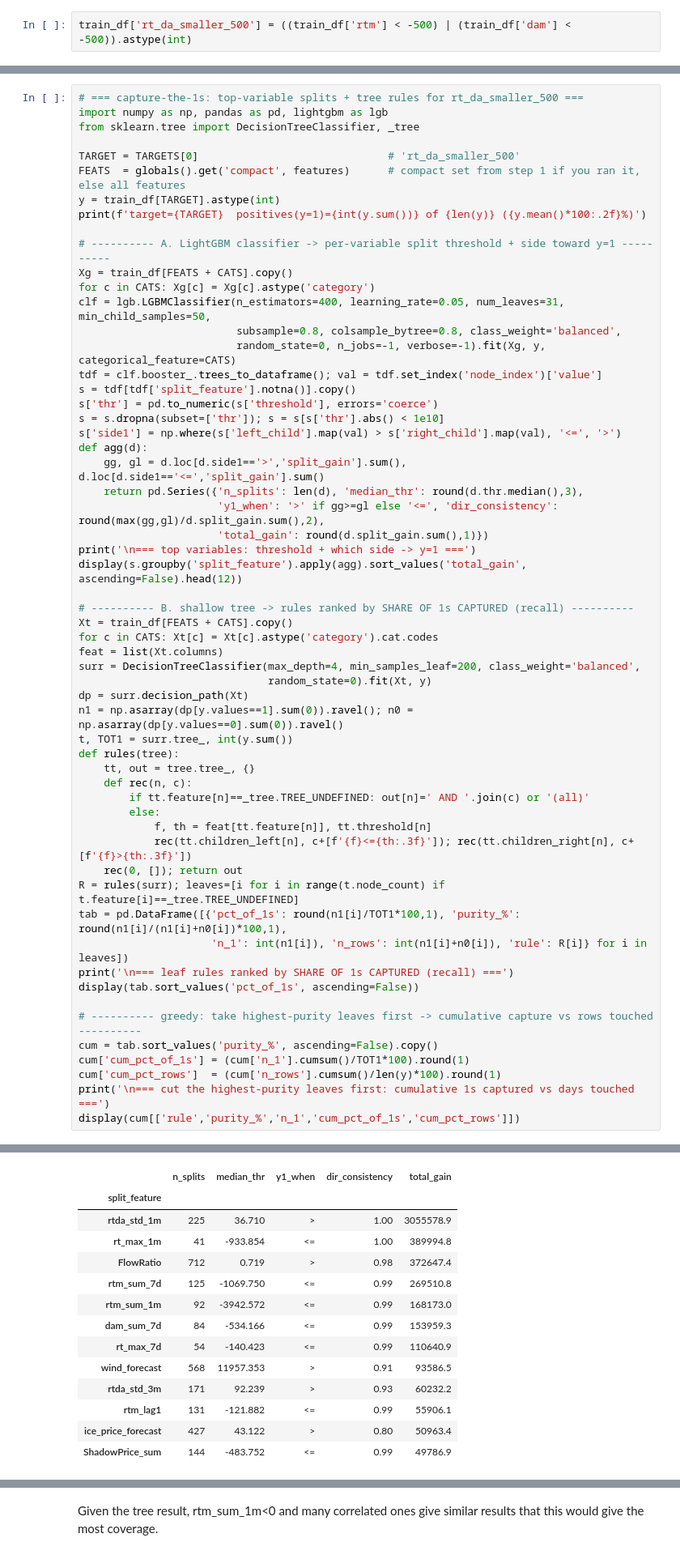
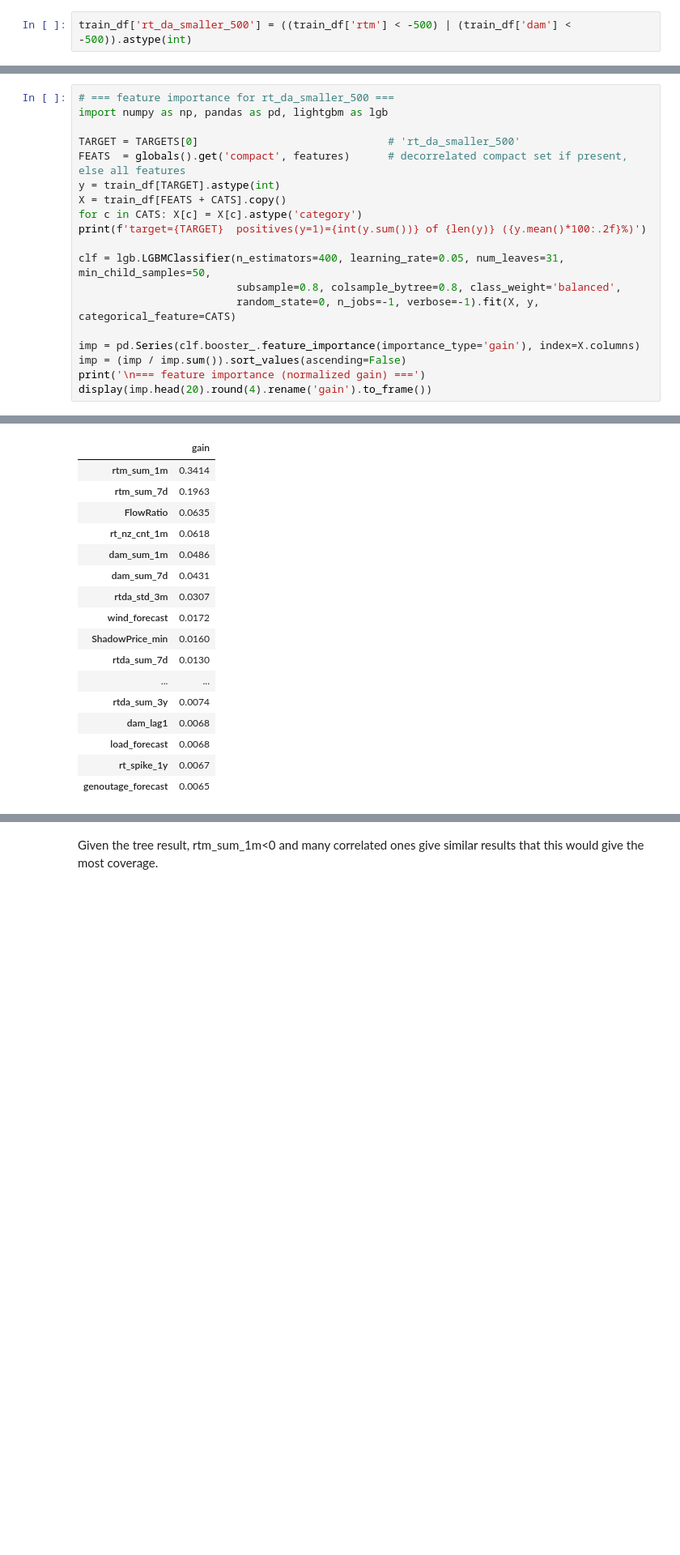
Before and after one commit to qingcheng-rgb/Qingcheng, a Jupyter notebook: QCTest/constraint_family_exposure_risk/SPP_risk_cut_analysis.ipynb, the cells around one changed output, grey strips where cells are left out. Shown at 81% size. Drawn from its saved outputs; the diff is of its cells as text; blank space fills up the shorter version.

```diff
--- a/QCTest/constraint_family_exposure_risk/SPP_risk_cut_analysis.ipynb
+++ b/QCTest/constraint_family_exposure_risk/SPP_risk_cut_analysis.ipynb
@@ -253,61 +265,22 @@ CONDITION   (73): ['FlowRatio', 'ShadowPrice_min', 'ShadowPrice_sum', 'MinFlowLi
 # %%
-# === capture-the-1s: top-variable splits + tree rules for rt_da_smaller_500 ===
+# === feature importance for rt_da_smaller_500 ===
 import numpy as np, pandas as pd, lightgbm as lgb
-from sklearn.tree import DecisionTreeClassifier, _tree
 
 TARGET = TARGETS[0]                              # 'rt_da_smaller_500'
-FEATS  = globals().get('compact', features)      # compact set from step 1 if you ran it, else all features
+FEATS  = globals().get('compact', features)      # decorrelated compact set if present, else all features
 y = train_df[TARGET].astype(int)
+X = train_df[FEATS + CATS].copy()
+for c in CATS: X[c] = X[c].astype('category')
 print(f'target={TARGET}  positives(y=1)={int(y.sum())} of {len(y)} ({y.mean()*100:.2f}%)')
 
-# ---------- A. LightGBM classifier -> per-variable split threshold + side toward y=1 ----------
-Xg = train_df[FEATS + CATS].copy()
-for c in CATS: Xg[c] = Xg[c].astype('category')
 clf = lgb.LGBMClassifier(n_estimators=400, learning_rate=0.05, num_leaves=31, min_child_samples=50,
                          subsample=0.8, colsample_bytree=0.8, class_weight='balanced',
-                         random_state=0, n_jobs=-1, verbose=-1).fit(Xg, y, categorical_feature=CATS)
-tdf = clf.booster_.trees_to_dataframe(); val = tdf.set_index('node_index')['value']
-s = tdf[tdf['split_feature'].notna()].copy()
-s['thr'] = pd.to_numeric(s['threshold'], errors='coerce')
-s = s.dropna(subset=['thr']); s = s[s['thr'].abs() < 1e10]
-s['side1'] = np.where(s['left_child'].map(val) > s['right_child'].map(val), '<=', '>')
-def agg(d):
-    gg, gl = d.loc[d.side1=='>','split_gain'].sum(), d.loc[d.side1=='<=','split_gain'].sum()
-    return pd.Series({'n_splits': len(d), 'median_thr': round(d.thr.median(),3),
-                      'y1_when': '>' if gg>=gl else '<=', 'dir_consistency': round(max(gg,gl)/d.split_gain.sum(),2),
-                      'total_gain': round(d.split_gain.sum(),1)})
-print('\n=== top variables: threshold + which side -> y=1 ===')
-display(s.groupby('split_feature').apply(agg).sort_values('total_gain', ascending=False).head(12))
+                         random_state=0, n_jobs=-1, verbose=-1).fit(X, y, categorical_feature=CATS)
 
-# ---------- B. shallow tree -> rules ranked by SHARE OF 1s CAPTURED (recall) ----------
-Xt = train_df[FEATS + CATS].copy()
-for c in CATS: Xt[c] = Xt[c].astype('category').cat.codes
-feat = list(Xt.columns)
-surr = DecisionTreeClassifier(max_depth=4, min_samples_leaf=200, class_weight='balanced',
-                              random_state=0).fit(Xt, y)
-dp = surr.decision_path(Xt)
-n1 = np.asarray(dp[y.values==1].sum(0)).ravel(); n0 = np.asarray(dp[y.values==0].sum(0)).ravel()
-t, TOT1 = surr.tree_, int(y.sum())
-def rules(tree):
-    tt, out = tree.tree_, {}
-    def rec(n, c):
-        if tt.feature[n]==_tree.TREE_UNDEFINED: out[n]=' AND '.join(c) or '(all)'
-        else:
-            f, th = feat[tt.feature[n]], tt.threshold[n]
-            rec(tt.children_left[n], c+[f'{f}<={th:.3f}']); rec(tt.children_right[n], c+[f'{f}>{th:.3f}'])
-    rec(0, []); return out
-R = rules(surr); leaves=[i for i in range(t.node_count) if t.feature[i]==_tree.TREE_UNDEFINED]
-tab = pd.DataFrame([{'pct_of_1s': round(n1[i]/TOT1*100,1), 'purity_%': round(n1[i]/(n1[i]+n0[i])*100,1),
-                     'n_1': int(n1[i]), 'n_rows': int(n1[i]+n0[i]), 'rule': R[i]} for i in leaves])
-print('\n=== leaf rules ranked by SHARE OF 1s CAPTURED (recall) ===')
-display(tab.sort_values('pct_of_1s', ascending=False))
-
-# ---------- greedy: take highest-purity leaves first -> cumulative capture vs rows touched ----------
-cum = tab.sort_values('purity_%', ascending=False).copy()
-cum['cum_pct_of_1s'] = (cum['n_1'].cumsum()/TOT1*100).round(1)
-cum['cum_pct_rows']  = (cum['n_rows'].cumsum()/len(y)*100).round(1)
-print('\n=== cut the highest-purity leaves first: cumulative 1s captured vs days touched ===')
-display(cum[['rule','purity_%','n_1','cum_pct_of_1s','cum_pct_rows']])
+imp = pd.Series(clf.booster_.feature_importance(importance_type='gain'), index=X.columns)
+imp = (imp / imp.sum()).sort_values(ascending=False)
+print('\n=== feature importance (normalized gain) ===')
+display(imp.head(20).round(4).rename('gain').to_frame())
 # %% [output]
 target=rt_da_smaller_500  positives(y=1)=19157 of 603721 (3.17%)
 
@@ -315,14 +288,17 @@ target=rt_da_smaller_500  positives(y=1)=19157 of 603721 (3.17%)
-|  | n_splits | median_thr | y1_when | dir_consistency | total_gain |
-| split_feature |  |  |  |  |  |
-| rtda_std_1m | 225 | 36.710 | > | 1.00 | 3055578.9 |
-| rt_max_1m | 41 | -933.854 | <= | 1.00 | 389994.8 |
-| FlowRatio | 712 | 0.719 | > | 0.98 | 372647.4 |
-| rtm_sum_7d | 125 | -1069.750 | <= | 0.99 | 269510.8 |
-| rtm_sum_1m | 92 | -3942.572 | <= | 0.99 | 168173.0 |
-| dam_sum_7d | 84 | -534.166 | <= | 0.99 | 153959.3 |
-| rt_max_7d | 54 | -140.423 | <= | 0.99 | 110640.9 |
-| wind_forecast | 568 | 11957.353 | > | 0.91 | 93586.5 |
-| rtda_std_3m | 171 | 92.239 | > | 0.93 | 60232.2 |
-| rtm_lag1 | 131 | -121.882 | <= | 0.99 | 55906.1 |
-| ice_price_forecast | 427 | 43.122 | > | 0.80 | 50963.4 |
-| ShadowPrice_sum | 144 | -483.752 | <= | 0.99 | 49786.9 |
+|  | gain |
+| rtm_sum_1m | 0.3414 |
+| rtm_sum_7d | 0.1963 |
+| FlowRatio | 0.0635 |
+| rt_nz_cnt_1m | 0.0618 |
+| dam_sum_1m | 0.0486 |
+| dam_sum_7d | 0.0431 |
+| rtda_std_3m | 0.0307 |
+| wind_forecast | 0.0172 |
+| ShadowPrice_min | 0.0160 |
+| rtda_sum_7d | 0.0130 |
+| ... | ... |
+| rtda_sum_3y | 0.0074 |
+| dam_lag1 | 0.0068 |
+| load_forecast | 0.0068 |
+| rt_spike_1y | 0.0067 |
+| genoutage_forecast | 0.0065 |
```
Also changed, not shown: parts of 15 cells of this notebook, 4 other files.
